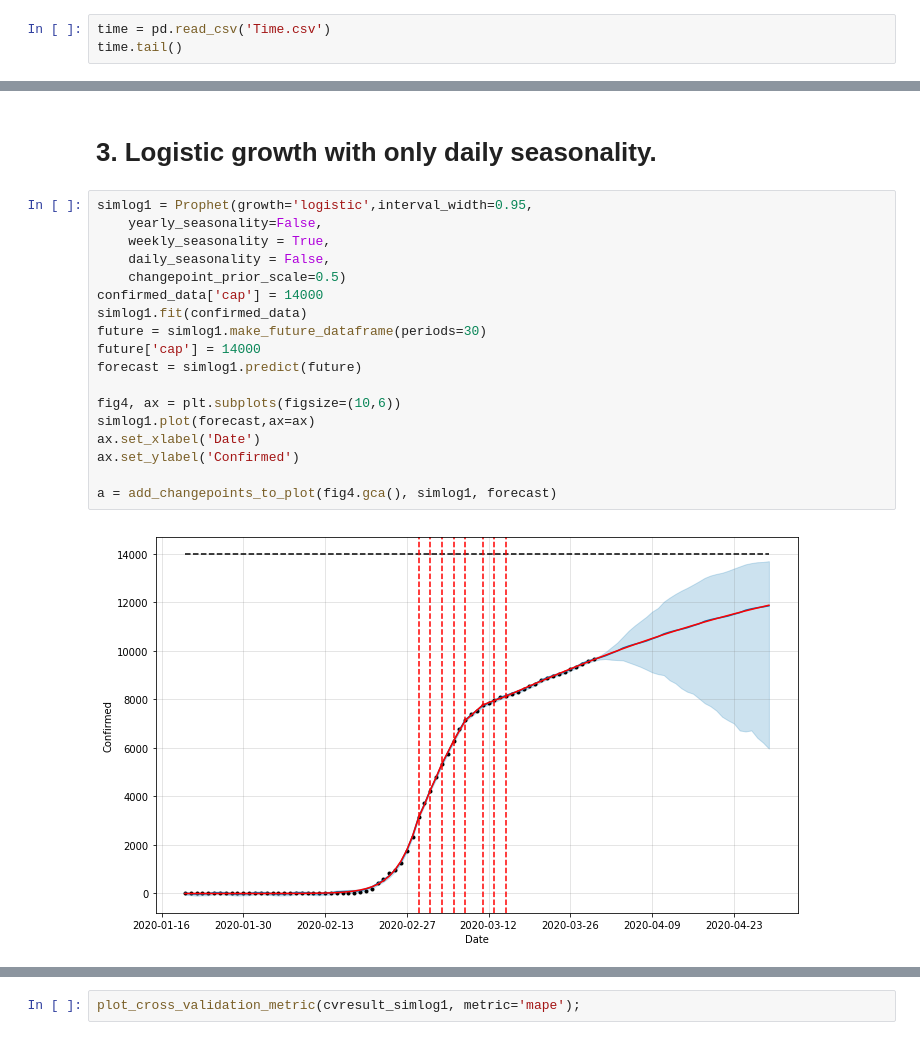
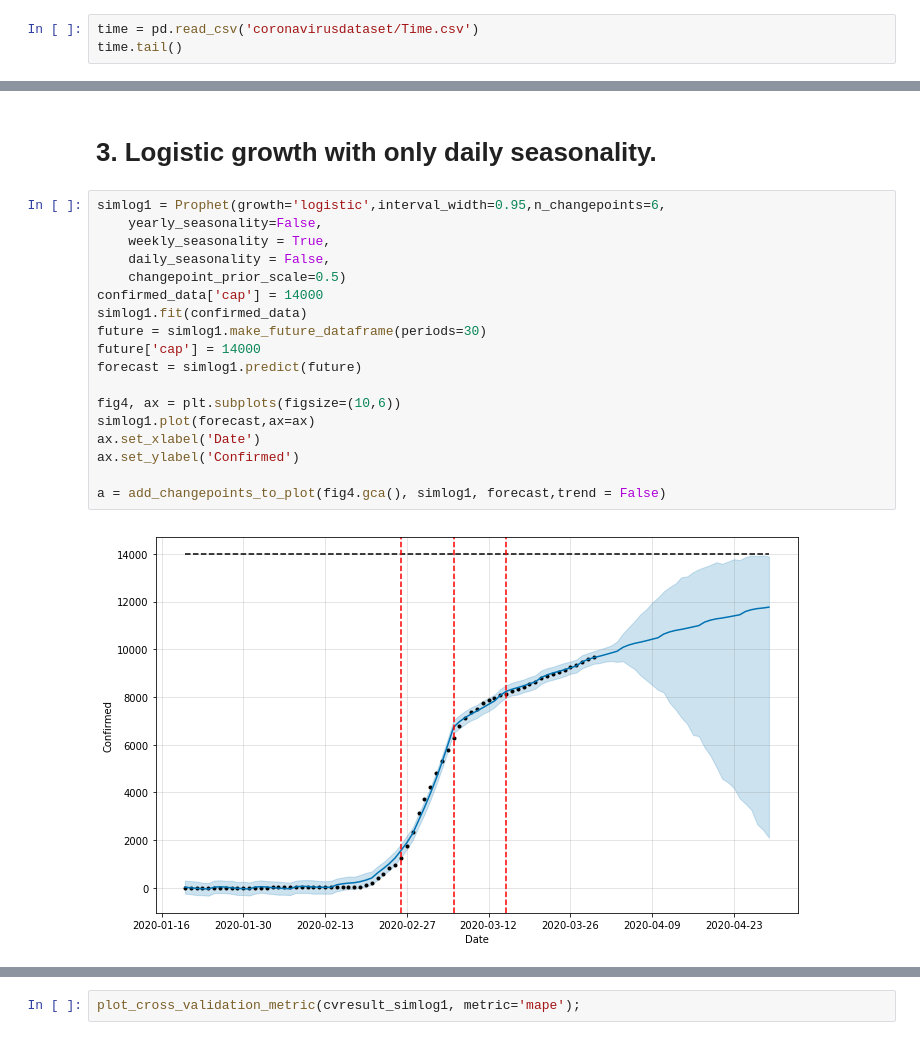
Before and after one commit to RileyWClarke/MLTSA_COVID19, a Jupyter notebook: COVID-19-models.ipynb, the cells around one changed output, grey strips where cells are left out. Cells and saved outputs as stored; diff of their text form.

```diff
--- a/COVID-19-models.ipynb
+++ b/COVID-19-models.ipynb
@@ -21,7 +24,7 @@ from fbprophet import Prophet, diagnostics
 from fbprophet.diagnostics import cross_validation, performance_metrics
 from fbprophet.plot import plot_cross_validation_metric, add_changepoints_to_plot, plot_plotly
 # %%
-time = pd.read_csv('Time.csv')
+time = pd.read_csv('coronavirusdataset/Time.csv')
 time.tail()
 # %% [output]
 |  | date | time | test | negative | confirmed | released | deceased |
@@ -143,22 +146,22 @@ plot_cross_validation_metric(cvresult_simp, metric='mape');
 # %% [markdown]
 # 3. Logistic growth with only daily seasonality.
 # %%
-simlog1 = Prophet(growth='logistic',interval_width=0.95,
+simlog1 = Prophet(growth='logistic',interval_width=0.95,n_changepoints=6,
     yearly_seasonality=False,
     weekly_seasonality = True,
     daily_seasonality = False,
     changepoint_prior_scale=0.5)
 confirmed_data['cap'] = 14000
 simlog1.fit(confirmed_data)
 future = simlog1.make_future_dataframe(periods=30)
 future['cap'] = 14000
 forecast = simlog1.predict(future)
 
 fig4, ax = plt.subplots(figsize=(10,6))
 simlog1.plot(forecast,ax=ax)
 ax.set_xlabel('Date')
 ax.set_ylabel('Confirmed')
 
-a = add_changepoints_to_plot(fig4.gca(), simlog1, forecast)
+a = add_changepoints_to_plot(fig4.gca(), simlog1, forecast,trend = False)
 # %% [output]
-[figure, old version]
+[figure, new version]
```
Also changed, not shown: parts of 22 cells of this notebook.
